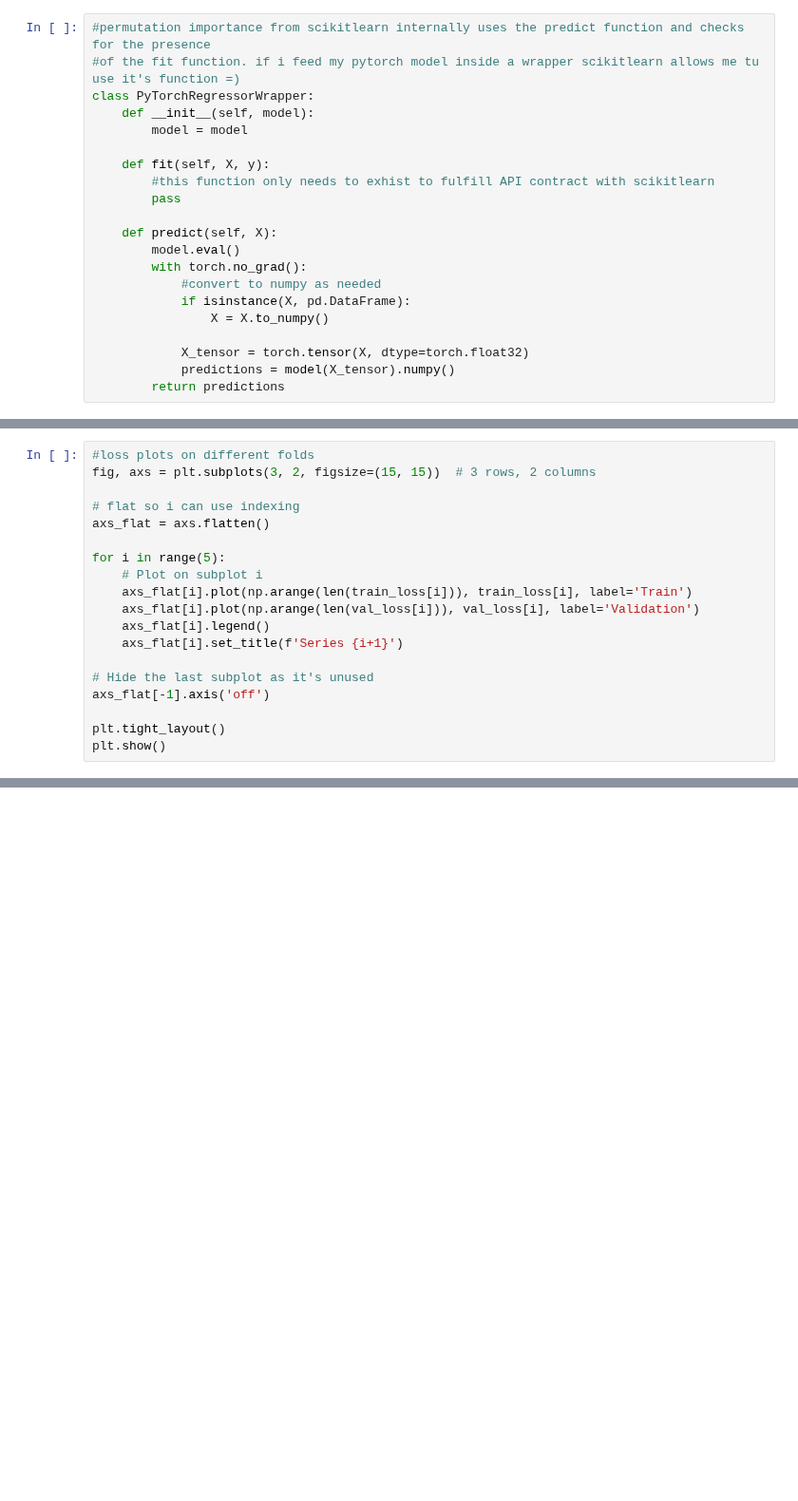
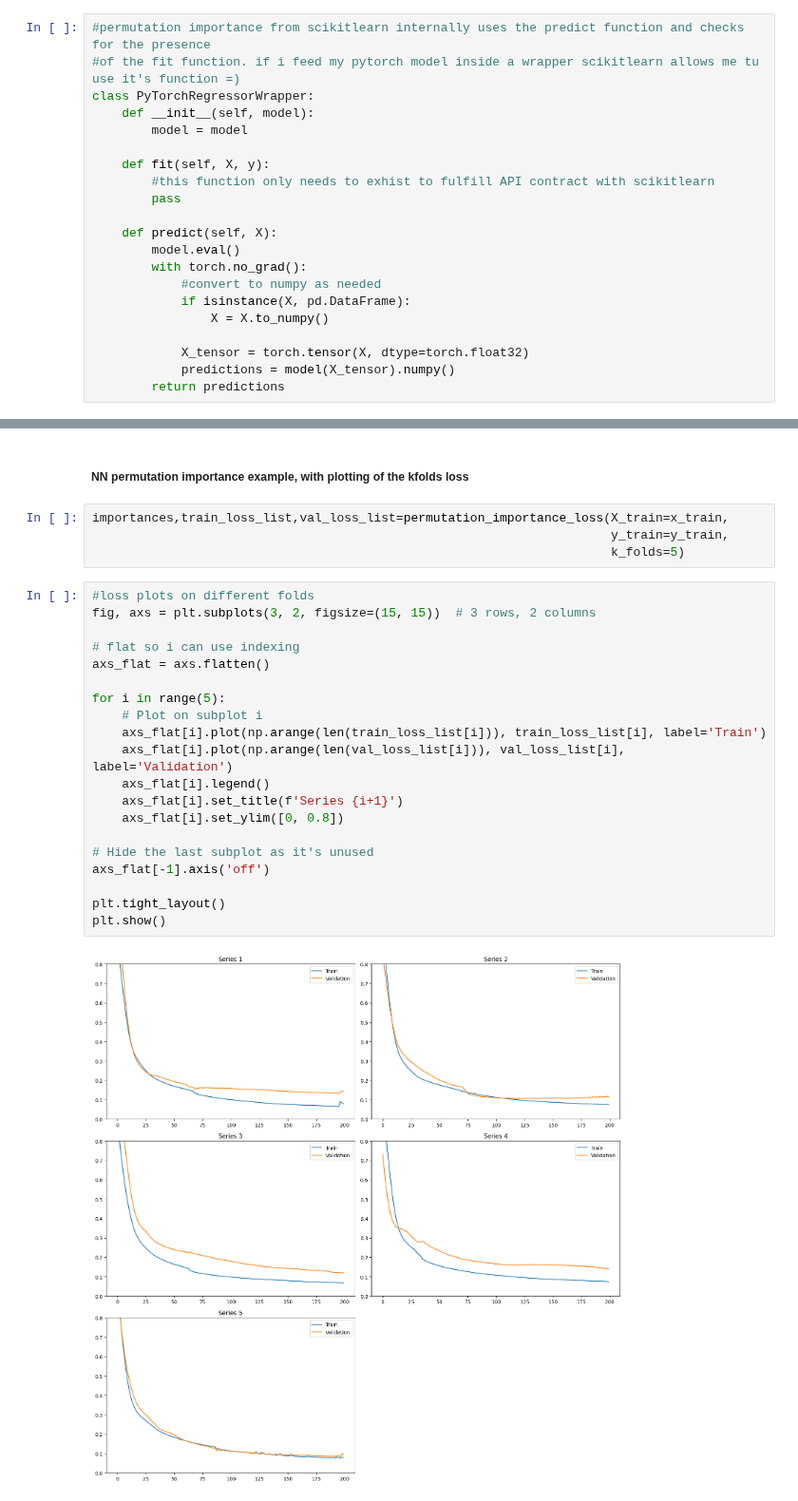
Before and after one commit to Lucas-ZR/datahow-thesis-feup, a Jupyter notebook: torch_perm_imp_reg.ipynb, the cells around one changed output, grey strips where cells are left out. Shown at 95% size. Saved outputs shown, nothing was run; the diff lists cells and outputs as text; blank space fills up the shorter version.

```diff
--- a/torch_perm_imp_reg.ipynb
+++ b/torch_perm_imp_reg.ipynb
@@ -494,19 +228,0 @@ selected_features=mrmr_regression(X=x_train,
-# %%
-#loss plots on different folds
-fig, axs = plt.subplots(3, 2, figsize=(15, 15))  # 3 rows, 2 columns
-
-# flat so i can use indexing
-axs_flat = axs.flatten()
-
-for i in range(5):
-    # Plot on subplot i
-    axs_flat[i].plot(np.arange(len(train_loss[i])), train_loss[i], label='Train')
-    axs_flat[i].plot(np.arange(len(val_loss[i])), val_loss[i], label='Validation')
-    axs_flat[i].legend()
-    axs_flat[i].set_title(f'Series {i+1}')
-
-# Hide the last subplot as it's unused
-axs_flat[-1].axis('off')
-
-plt.tight_layout()
-plt.show()
@@ -514,0 +490,28 @@ plt.show()
+# %% [markdown]
+##### NN permutation importance example, with plotting of the kfolds loss
+# %%
+importances,train_loss_list,val_loss_list=permutation_importance_loss(X_train=x_train,
+                                                                      y_train=y_train,
+                                                                      k_folds=5)
+# %%
+#loss plots on different folds
+fig, axs = plt.subplots(3, 2, figsize=(15, 15))  # 3 rows, 2 columns
+
+# flat so i can use indexing
+axs_flat = axs.flatten()
+
+for i in range(5):
+    # Plot on subplot i
+    axs_flat[i].plot(np.arange(len(train_loss_list[i])), train_loss_list[i], label='Train')
+    axs_flat[i].plot(np.arange(len(val_loss_list[i])), val_loss_list[i], label='Validation')
+    axs_flat[i].legend()
+    axs_flat[i].set_title(f'Series {i+1}')
+    axs_flat[i].set_ylim([0, 0.8])
+
+# Hide the last subplot as it's unused
+axs_flat[-1].axis('off')
+
+plt.tight_layout()
+plt.show()
+# %% [output]
+[figure, added]
```
Also changed, not shown: parts of 67 cells of this notebook.
